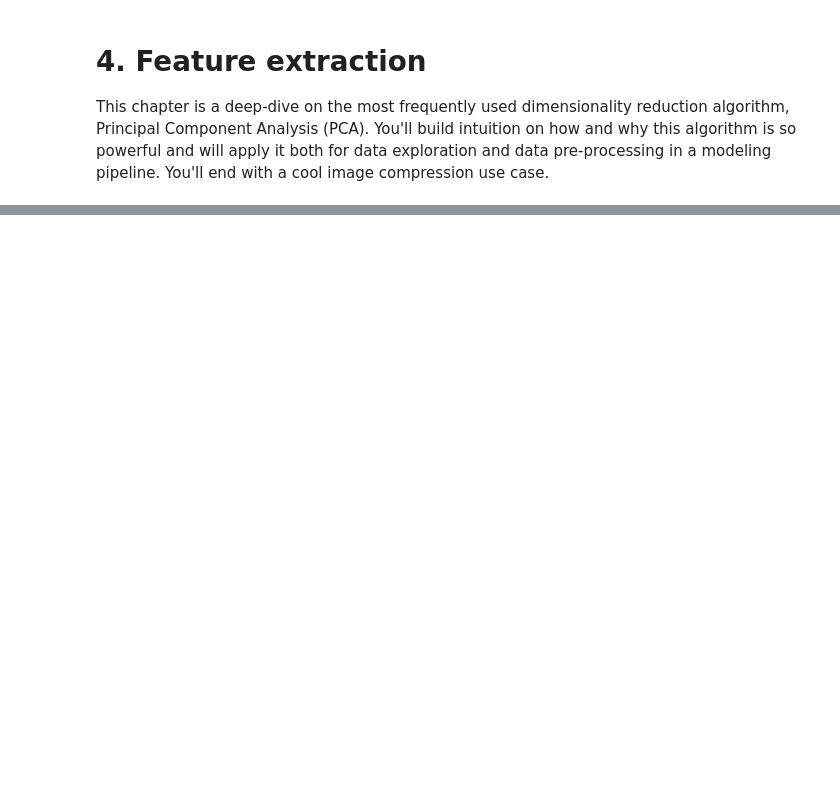
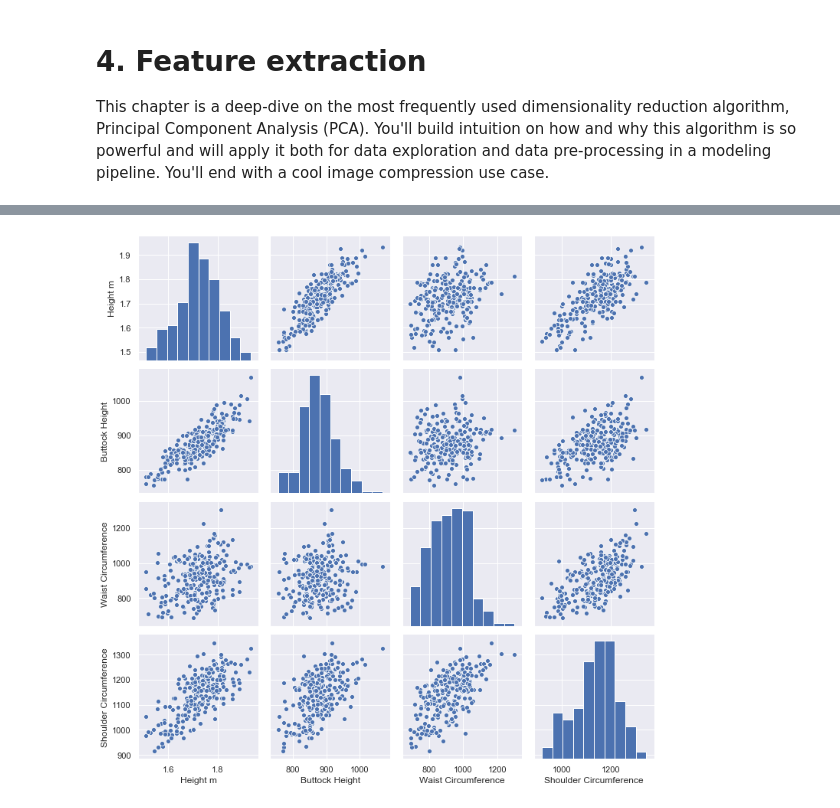
Before and after one commit to ggjuancamilo/DataCamp, a Jupyter notebook: Machine Learning Scientist with python/07- Dimensionality Reduction/Code/Dimensionality Reduction in Python.ipynb, the cells around one changed output, grey strips where cells are left out. Cells and saved outputs as stored; diff of their text form; code cells hidden in the pictures; blank space fills up the shorter version.

```diff
--- a/Machine Learning Scientist with python/07- Dimensionality Reduction/Code/Dimensionality Reduction in Python.ipynb
+++ b/Machine Learning Scientist with python/07- Dimensionality Reduction/Code/Dimensionality Reduction in Python.ipynb
@@ -366,0 +949,13 @@ This chapter is a deep-dive on the most frequently used dimensionality reduction
+# %%
+ansur_df = pd.concat([ansur_male, ansur_female]).reset_index()
+cols_touse = ['stature_m', 'buttockheight', 'waistcircumference', 'shouldercircumference']
+rows = np.random.randint(0,len(ansur_df),250)
+ansur_df_little = ansur_df.loc[rows, cols_touse]
+ansur_df_little.columns = ['Height m', 'Buttock Height', 'Waist Circumference', 'Shoulder Circumference']
+# %%
+# Create a pairplot to inspect ansur_df
+sns.pairplot(ansur_df_little)
+
+plt.show()
+# %% [output]
+[figure, added]
```
Also changed, not shown: parts of 79 cells of this notebook, 12 other files.
